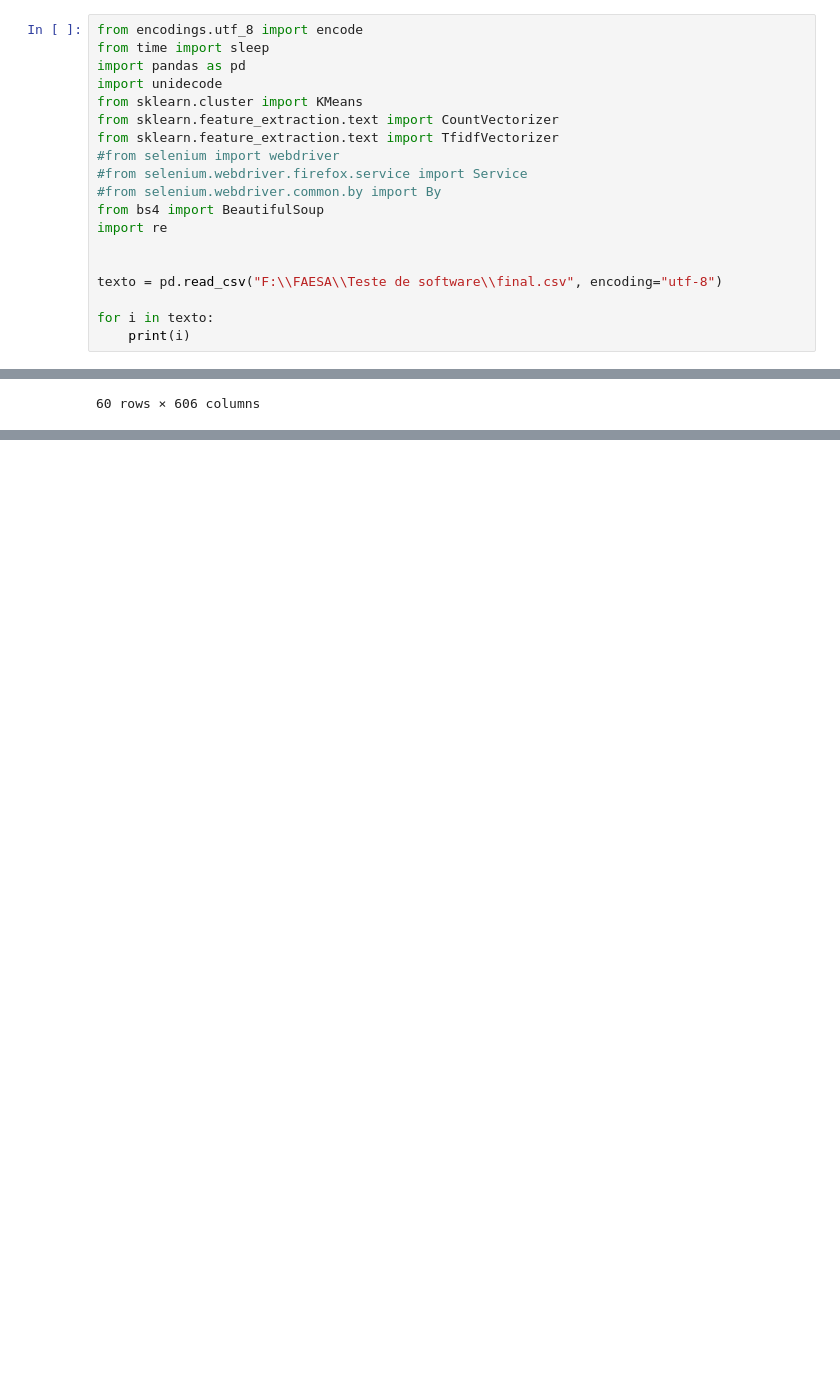
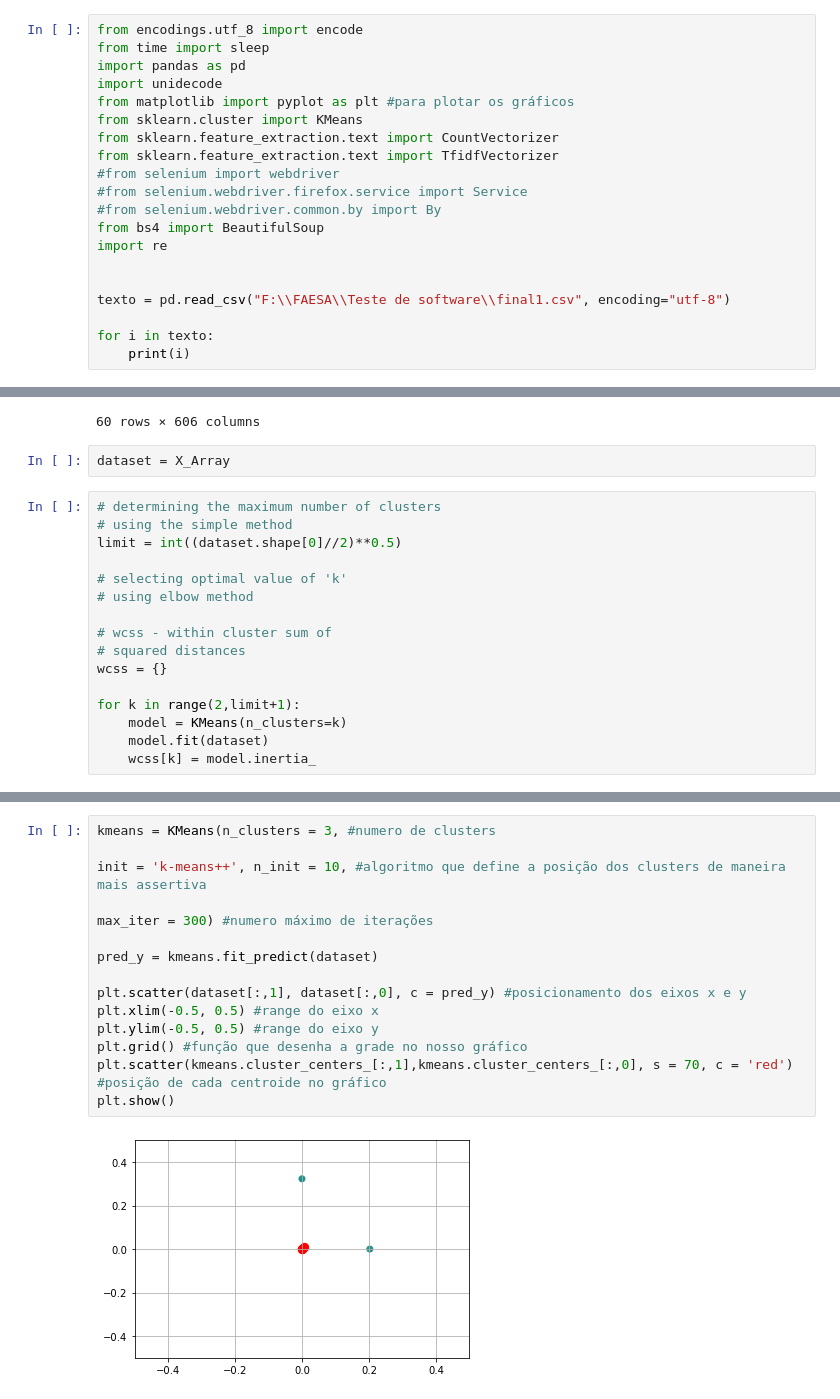
Before and after one commit to NickMC88/Projeto-Integrador-IV, a Jupyter notebook: ProjetoIntegradorIVAtual.ipynb, the cells around one changed output, grey strips where cells are left out. Cells and saved outputs as stored; diff of their text form; blank space fills up the shorter version.

```diff
--- a/ProjetoIntegradorIVAtual.ipynb
+++ b/ProjetoIntegradorIVAtual.ipynb
@@ -14,6 +14,7 @@ from encodings.utf_8 import encode
 from time import sleep
 import pandas as pd
 import unidecode
+from matplotlib import pyplot as plt #para plotar os gráficos
 from sklearn.cluster import KMeans
 from sklearn.feature_extraction.text import CountVectorizer
 from sklearn.feature_extraction.text import TfidfVectorizer
@@ -24,7 +25,7 @@ from bs4 import BeautifulSoup
 import re
 
 
-texto = pd.read_csv("F:\\FAESA\\Teste de software\\final.csv", encoding="utf-8")
+texto = pd.read_csv("F:\\FAESA\\Teste de software\\final1.csv", encoding="utf-8")
 
 for i in texto:
     print(i)
@@ -118,3 +138,21 @@ divisao.fillna(0)
 | 58 | 0.000000 | 0.000000 | 0.000000 | 0.000000 | 0.000000 | 0.000000 | 0.000000 | 0.000000 | 0.000000 | 0.000000 | ... | ... |
 | 59 | 0.000000 | 0.000000 | 0.000000 | 0.000000 | 0.000000 | 0.000000 | 0.000000 | 0.000000 | 0.000000 | 0.000000 | ... | ... |
 60 rows × 606 columns
+# %%
+dataset = X_Array
+# %%
+# determining the maximum number of clusters
+# using the simple method
+limit = int((dataset.shape[0]//2)**0.5)
+
+# selecting optimal value of 'k'
+# using elbow method
+
+# wcss - within cluster sum of
+# squared distances
+wcss = {}
+
+for k in range(2,limit+1):
+    model = KMeans(n_clusters=k)
+    model.fit(dataset)
+    wcss[k] = model.inertia_
@@ -120,0 +172,17 @@ divisao.fillna(0)
+# %%
+kmeans = KMeans(n_clusters = 3, #numero de clusters
+
+init = 'k-means++', n_init = 10, #algoritmo que define a posição dos clusters de maneira mais assertiva
+
+max_iter = 300) #numero máximo de iterações
+
+pred_y = kmeans.fit_predict(dataset)
+
+plt.scatter(dataset[:,1], dataset[:,0], c = pred_y) #posicionamento dos eixos x e y
+plt.xlim(-0.5, 0.5) #range do eixo x
+plt.ylim(-0.5, 0.5) #range do eixo y
+plt.grid() #função que desenha a grade no nosso gráfico
+plt.scatter(kmeans.cluster_centers_[:,1],kmeans.cluster_centers_[:,0], s = 70, c = 'red') #posição de cada centroide no gráfico
+plt.show()
+# %% [output]
+[figure, added]
```
Also changed, not shown: parts of 6 cells of this notebook.
